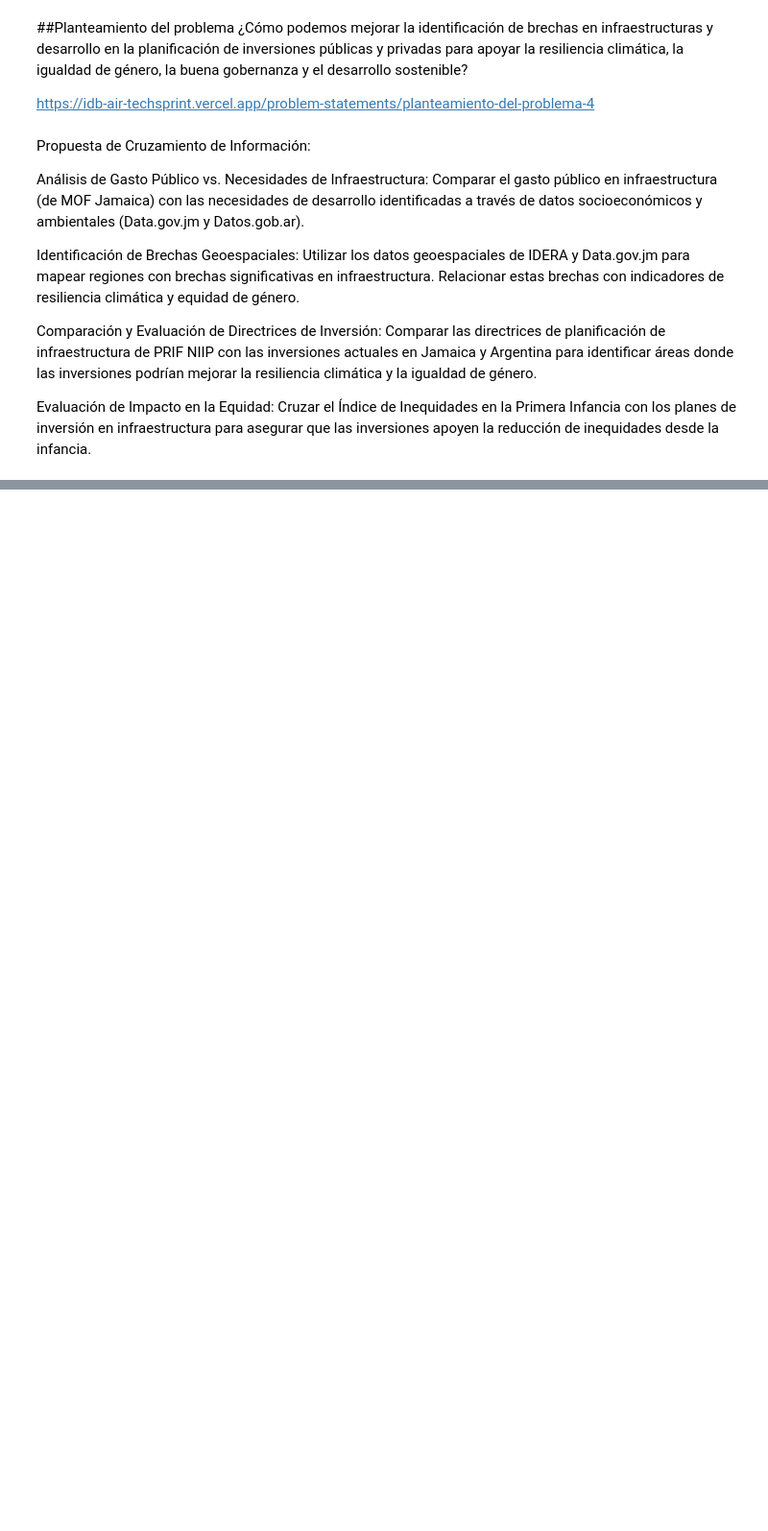
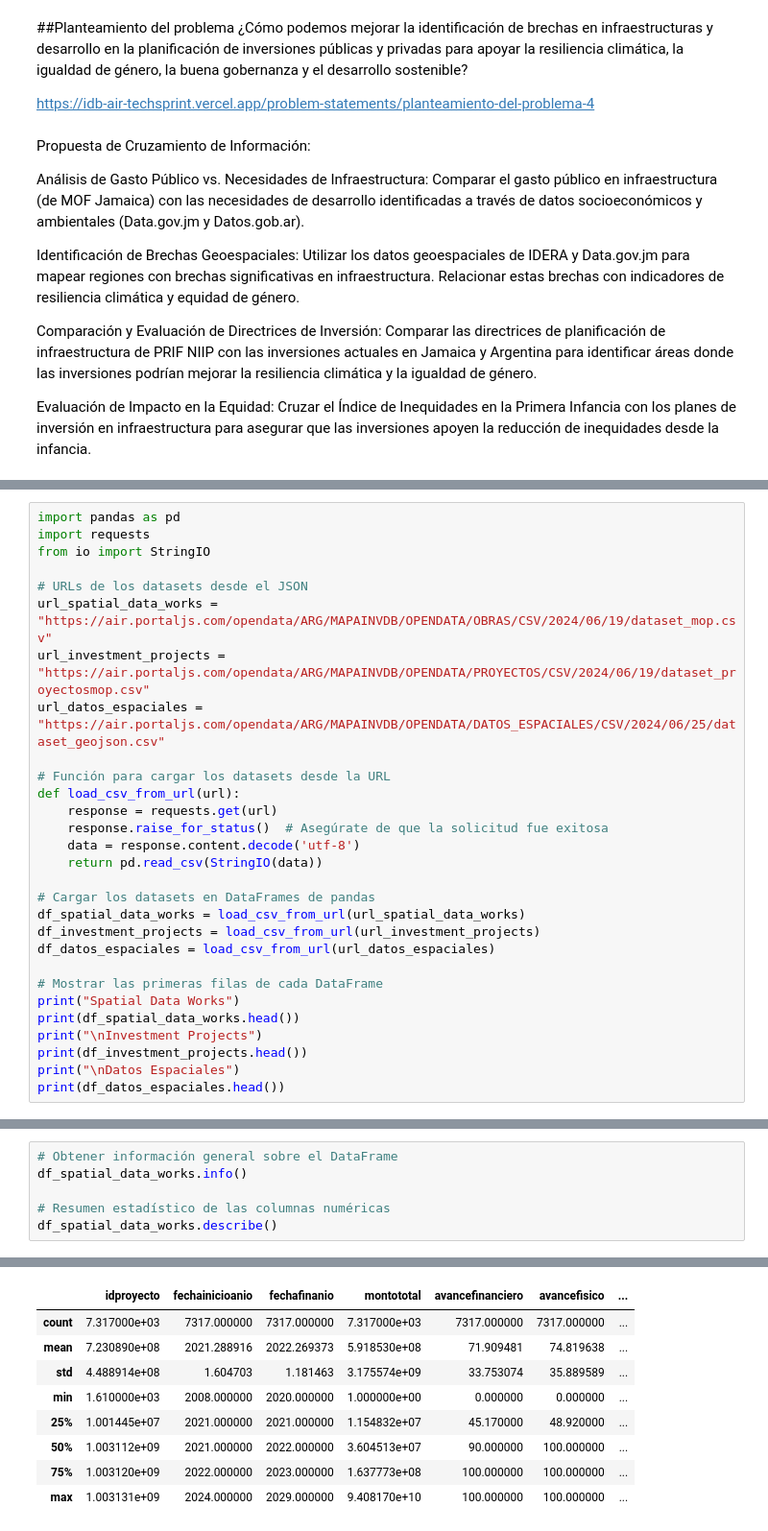
Before and after one commit to ingcarlosleon/data-Mapainversiones, a Jupyter notebook: Caso_de_Uso.ipynb, the cells around one changed output, grey strips where cells are left out. Shown: that part at 96% size. Saved outputs shown, nothing was run; the diff lists cells and outputs as text; blank space fills up the shorter version.

```diff
--- a/Caso_de_Uso.ipynb
+++ b/Caso_de_Uso.ipynb
@@ -17,0 +38,29 @@ Evaluación de Impacto en la Equidad: Cruzar el Índice de Inequidades en la Pri
+# %%
+import pandas as pd
+import requests
+from io import StringIO
+
+# URLs de los datasets desde el JSON
+url_spatial_data_works = "https://air.portaljs.com/opendata/ARG/MAPAINVDB/OPENDATA/OBRAS/CSV/2024/06/19/dataset_mop.csv"
+url_investment_projects = "https://air.portaljs.com/opendata/ARG/MAPAINVDB/OPENDATA/PROYECTOS/CSV/2024/06/19/dataset_proyectosmop.csv"
+url_datos_espaciales = "https://air.portaljs.com/opendata/ARG/MAPAINVDB/OPENDATA/DATOS_ESPACIALES/CSV/2024/06/25/dataset_geojson.csv"
+
+# Función para cargar los datasets desde la URL
+def load_csv_from_url(url):
+    response = requests.get(url)
+    response.raise_for_status()  # Asegúrate de que la solicitud fue exitosa
+    data = response.content.decode('utf-8')
+    return pd.read_csv(StringIO(data))
+
+# Cargar los datasets en DataFrames de pandas
+df_spatial_data_works = load_csv_from_url(url_spatial_data_works)
+df_investment_projects = load_csv_from_url(url_investment_projects)
+df_datos_espaciales = load_csv_from_url(url_datos_espaciales)
+
+# Mostrar las primeras filas de cada DataFrame
+print("Spatial Data Works")
+print(df_spatial_data_works.head())
+print("\nInvestment Projects")
+print(df_investment_projects.head())
+print("\nDatos Espaciales")
+print(df_datos_espaciales.head())
@@ -17,0 +109,7 @@ Evaluación de Impacto en la Equidad: Cruzar el Índice de Inequidades en la Pri
+# %%
+# Obtener información general sobre el DataFrame
+df_spatial_data_works.info()
+
+# Resumen estadístico de las columnas numéricas
+df_spatial_data_works.describe()
+# %% [output]
@@ -17,0 +133,9 @@ Evaluación de Impacto en la Equidad: Cruzar el Índice de Inequidades en la Pri
+|  | idproyecto | fechainicioanio | fechafinanio | montototal | avancefinanciero | avancefisico | ... |
+| count | 7.317000e+03 | 7317.000000 | 7317.000000 | 7.317000e+03 | 7317.000000 | 7317.000000 | ... |
+| mean | 7.230890e+08 | 2021.288916 | 2022.269373 | 5.918530e+08 | 71.909481 | 74.819638 | ... |
+| std | 4.488914e+08 | 1.604703 | 1.181463 | 3.175574e+09 | 33.753074 | 35.889589 | ... |
+| min | 1.610000e+03 | 2008.000000 | 2020.000000 | 1.000000e+00 | 0.000000 | 0.000000 | ... |
+| 25% | 1.001445e+07 | 2021.000000 | 2021.000000 | 1.154832e+07 | 45.170000 | 48.920000 | ... |
+| 50% | 1.003112e+09 | 2021.000000 | 2022.000000 | 3.604513e+07 | 90.000000 | 100.000000 | ... |
+| 75% | 1.003120e+09 | 2022.000000 | 2023.000000 | 1.637773e+08 | 100.000000 | 100.000000 | ... |
+| max | 1.003131e+09 | 2024.000000 | 2029.000000 | 9.408170e+10 | 100.000000 | 100.000000 | ... |
```
Also changed, not shown: parts of 4 cells of this notebook.
